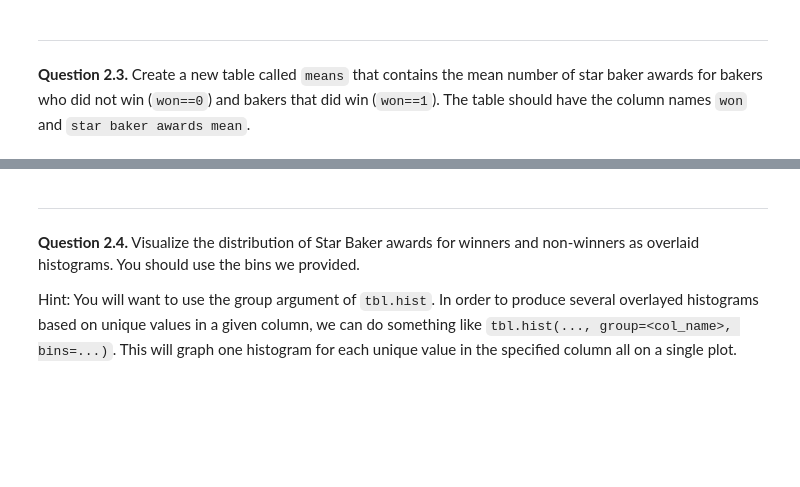
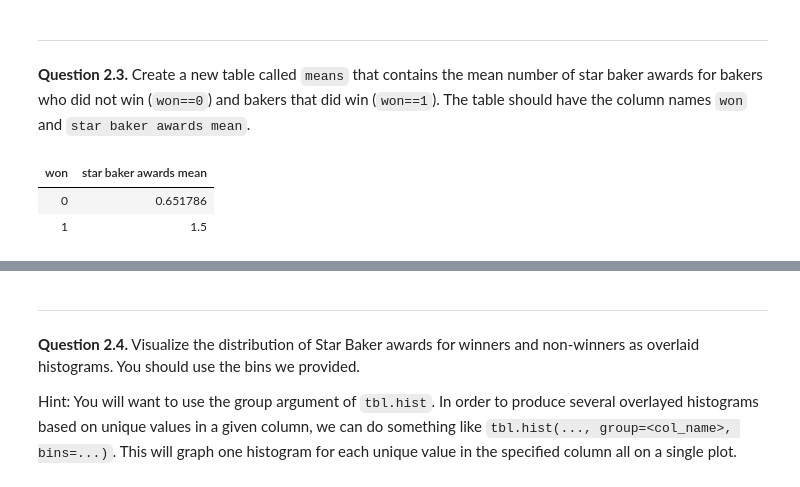
Before and after one commit to nguyentankdb17/DS, a Jupyter notebook: materials-fa24-main/lab/lab07/lab07.ipynb, the cells around one changed output, grey strips where cells are left out. Drawn from its saved outputs; the diff is of its cells as text; code cells hidden in the pictures; blank space fills up the shorter version.

```diff
--- a/materials-fa24-main/lab/lab07/lab07.ipynb
+++ b/materials-fa24-main/lab/lab07/lab07.ipynb
@@ -149,7 +155,14 @@ bakers.show(3)
 
 **Question 2.3.** Create a new table called `means` that contains the mean number of star baker awards for bakers who did not win (`won==0`) and bakers that did win (`won==1`). The table should have the column names `won` and `star baker awards mean`.
 # %%
-means = ...
+means = Table().with_columns(
+    "won", make_array(0, 1),
+    "star baker awards mean", bakers.group("won", np.mean).column(1)
+)
 means
+# %% [output]
+| won | star baker awards mean |
+| 0 | 0.651786 |
+| 1 | 1.5 |
 # %%
 grader.check("q2_3")
```
Also changed, not shown: parts of 19 cells of this notebook.
